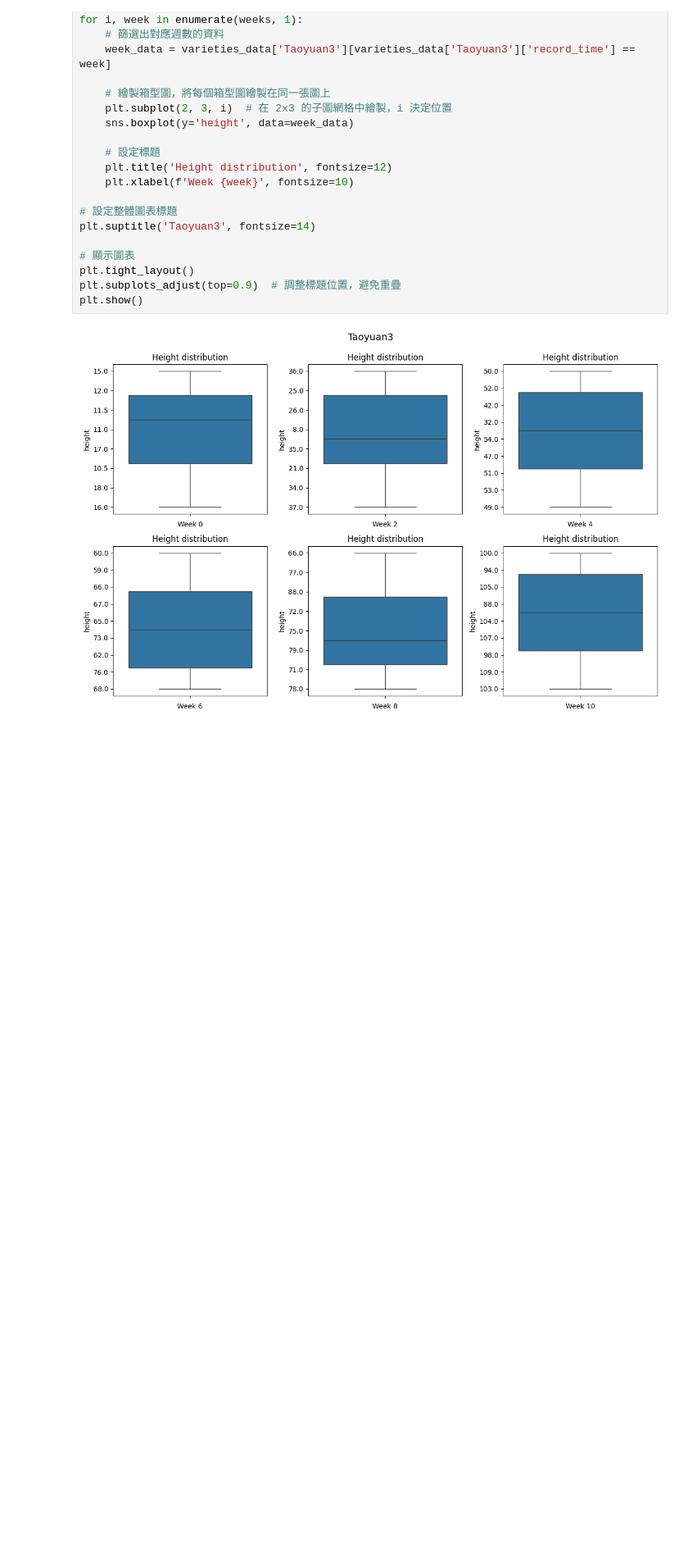
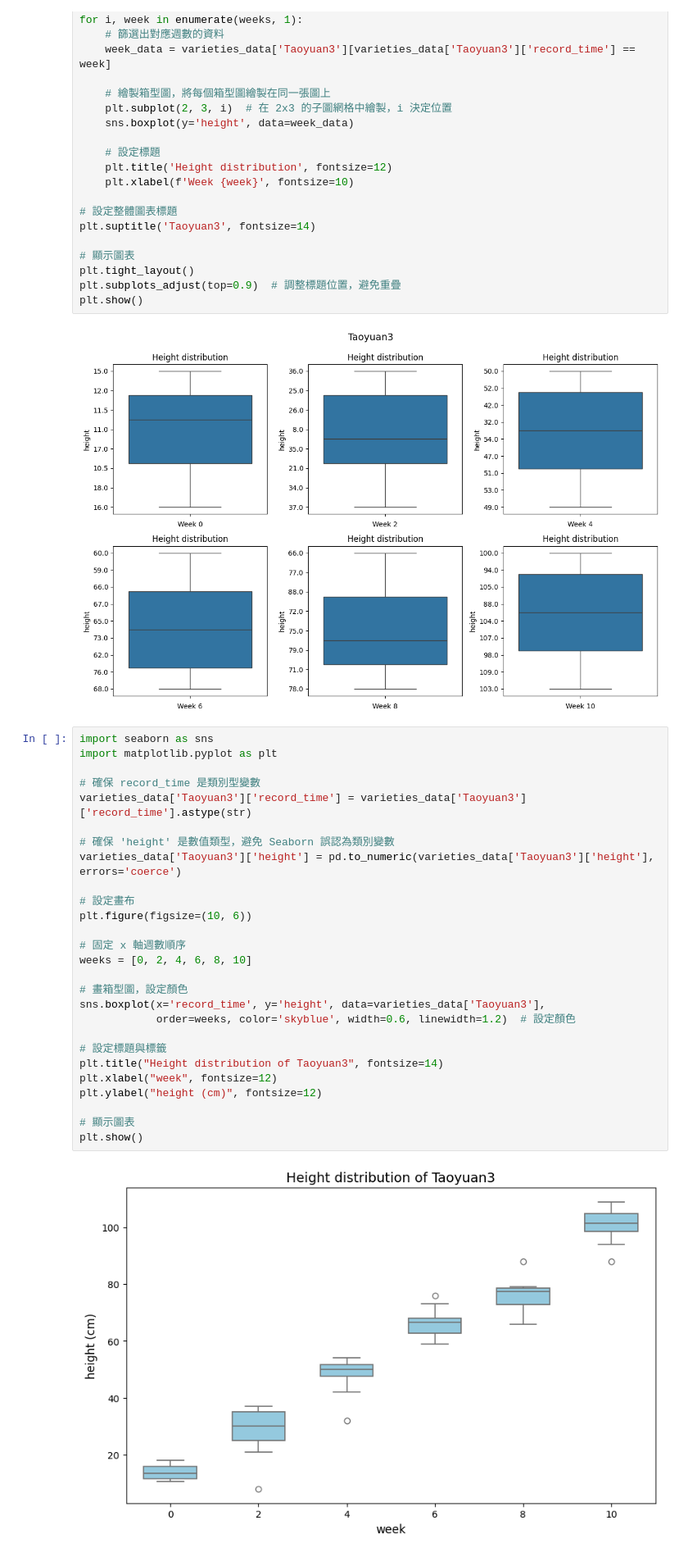
Before and after one commit to Lai-jun-yan/dash_project, a Jupyter notebook: boto3_get_table.ipynb, the cells around one changed output. Shown: that part at 82% size. Saved outputs shown, nothing was run; the diff lists cells and outputs as text; blank space fills up the shorter version.

```diff
--- a/boto3_get_table.ipynb
+++ b/boto3_get_table.ipynb
@@ -107,3 +107,32 @@ plt.subplots_adjust(top=0.9)  # 調整標題位置，避免重疊
 plt.show()
 # %% [output]
 [figure]
+# %%
+import seaborn as sns
+import matplotlib.pyplot as plt
+
+# 確保 record_time 是類別型變數
+varieties_data['Taoyuan3']['record_time'] = varieties_data['Taoyuan3']['record_time'].astype(str)
+
+# 確保 'height' 是數值類型，避免 Seaborn 誤認為類別變數
+varieties_data['Taoyuan3']['height'] = pd.to_numeric(varieties_data['Taoyuan3']['height'], errors='coerce')
+
+# 設定畫布
+plt.figure(figsize=(10, 6))
+
+# 固定 x 軸週數順序
+weeks = [0, 2, 4, 6, 8, 10]
+
+# 畫箱型圖，設定顏色
+sns.boxplot(x='record_time', y='height', data=varieties_data['Taoyuan3'],
+            order=weeks, color='skyblue', width=0.6, linewidth=1.2)  # 設定顏色
+
+# 設定標題與標籤
+plt.title("Height distribution of Taoyuan3", fontsize=14)
+plt.xlabel("week", fontsize=12)
+plt.ylabel("height (cm)", fontsize=12)
+
+# 顯示圖表
+plt.show()
+# %% [output]
+[figure, added]
```
Also changed, not shown: parts of 2 cells of this notebook.
